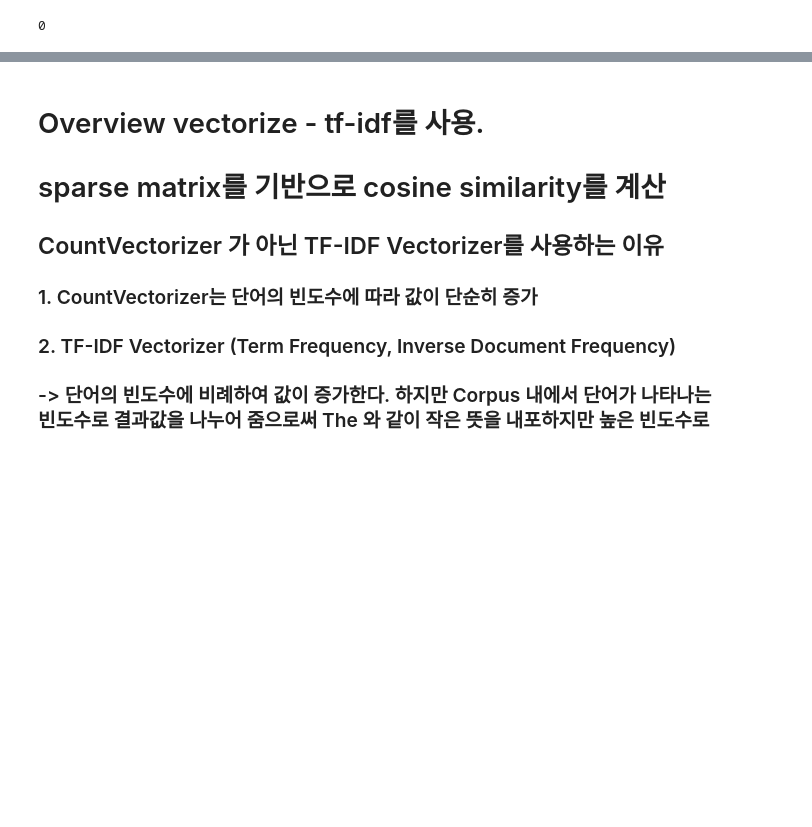
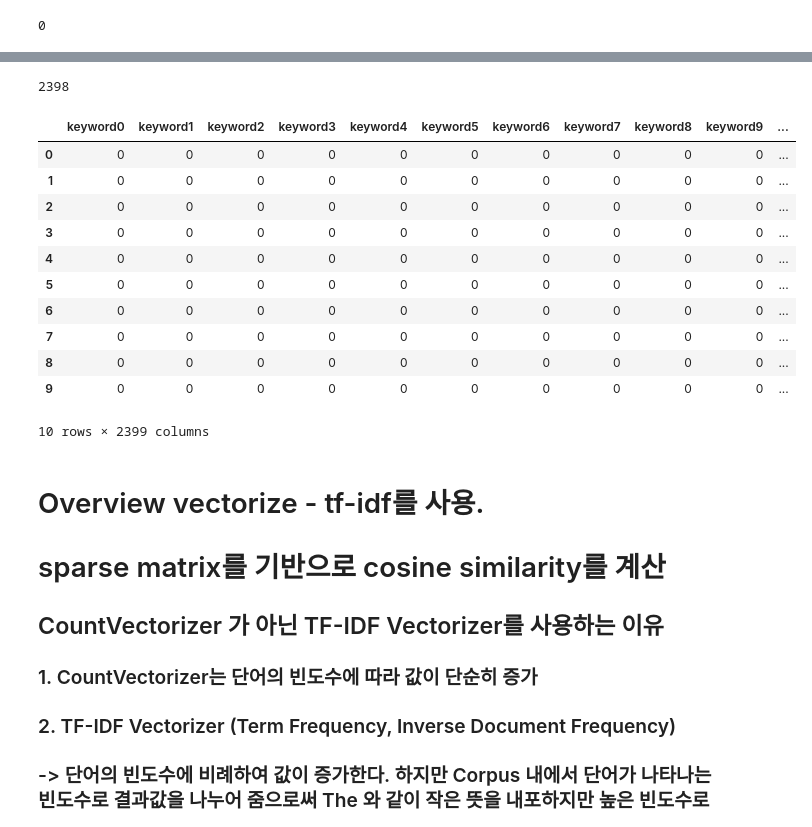
Before and after one commit to psyas/Movie-Recommendation-System-at-Silicon-Valley, a Jupyter notebook: Movie_recommendation_service.ipynb, the cells around one changed output, grey strips where cells are left out. Saved outputs shown, nothing was run; the diff lists cells and outputs as text; code cells hidden in the pictures; blank space fills up the shorter version.

```diff
--- a/Movie_recommendation_service.ipynb
+++ b/Movie_recommendation_service.ipynb
@@ -256,3 +308,53 @@ print(min_len)
+# %%
+keywords_set = set()
+
+for i in keyDf.index:
+     for keyword in keyDf.loc[i]:
+        #print(keyword)
+        keywords_set.add(keyword)
+print(len(keywords_set))
+
+
+keywords_vectors = list()
+keywords_dict = dict()
+keywords_dict = dict.fromkeys(keywords_set)
+
+count = 0
+for keyitem in keywords_dict.keys():
+    keywords_dict[keyitem] = count
+    count += 1
+#print(keywords_dict)
+for i in keyDf.index:
+    for key in keyDf.loc[i]:
+        if key =="null":
+            break
+        temp_vec = [0]*2399
+        temp_vec[keywords_dict[key]] = 1
+        keywords_vectors.append(temp_vec)
+
+keywords_columns = list()
+for i in range(2399):
+    temp_name = 'keyword' + str(i)
+    keywords_columns.append(temp_name)
+
+Keywords = pd.DataFrame(keywords_vectors, columns = keywords_columns)
+# %% [output]
+2398
+# %%
+Keywords.head(10)
+# %% [output]
+|  | keyword0 | keyword1 | keyword2 | keyword3 | keyword4 | keyword5 | keyword6 | keyword7 | keyword8 | keyword9 | ... |
+| 0 | 0 | 0 | 0 | 0 | 0 | 0 | 0 | 0 | 0 | 0 | ... |
+| 1 | 0 | 0 | 0 | 0 | 0 | 0 | 0 | 0 | 0 | 0 | ... |
+| 2 | 0 | 0 | 0 | 0 | 0 | 0 | 0 | 0 | 0 | 0 | ... |
+| 3 | 0 | 0 | 0 | 0 | 0 | 0 | 0 | 0 | 0 | 0 | ... |
+| 4 | 0 | 0 | 0 | 0 | 0 | 0 | 0 | 0 | 0 | 0 | ... |
+| 5 | 0 | 0 | 0 | 0 | 0 | 0 | 0 | 0 | 0 | 0 | ... |
+| 6 | 0 | 0 | 0 | 0 | 0 | 0 | 0 | 0 | 0 | 0 | ... |
+| 7 | 0 | 0 | 0 | 0 | 0 | 0 | 0 | 0 | 0 | 0 | ... |
+| 8 | 0 | 0 | 0 | 0 | 0 | 0 | 0 | 0 | 0 | 0 | ... |
+| 9 | 0 | 0 | 0 | 0 | 0 | 0 | 0 | 0 | 0 | 0 | ... |
+10 rows × 2399 columns
 # %% [markdown]
 # Overview vectorize - tf-idf를 사용.
 # sparse matrix를 기반으로 cosine similarity를 계산
```
Also changed, not shown: parts of 35 cells of this notebook.
